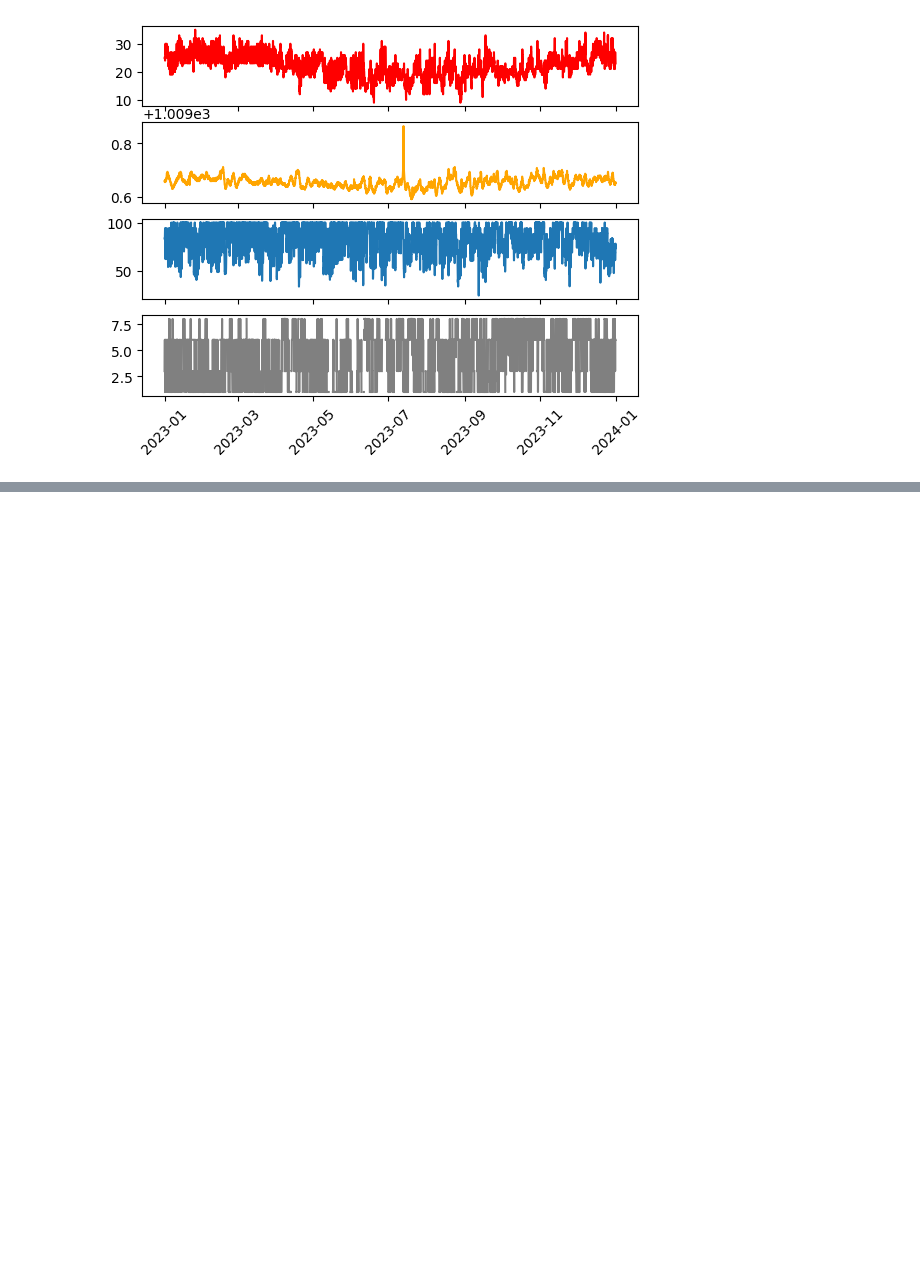
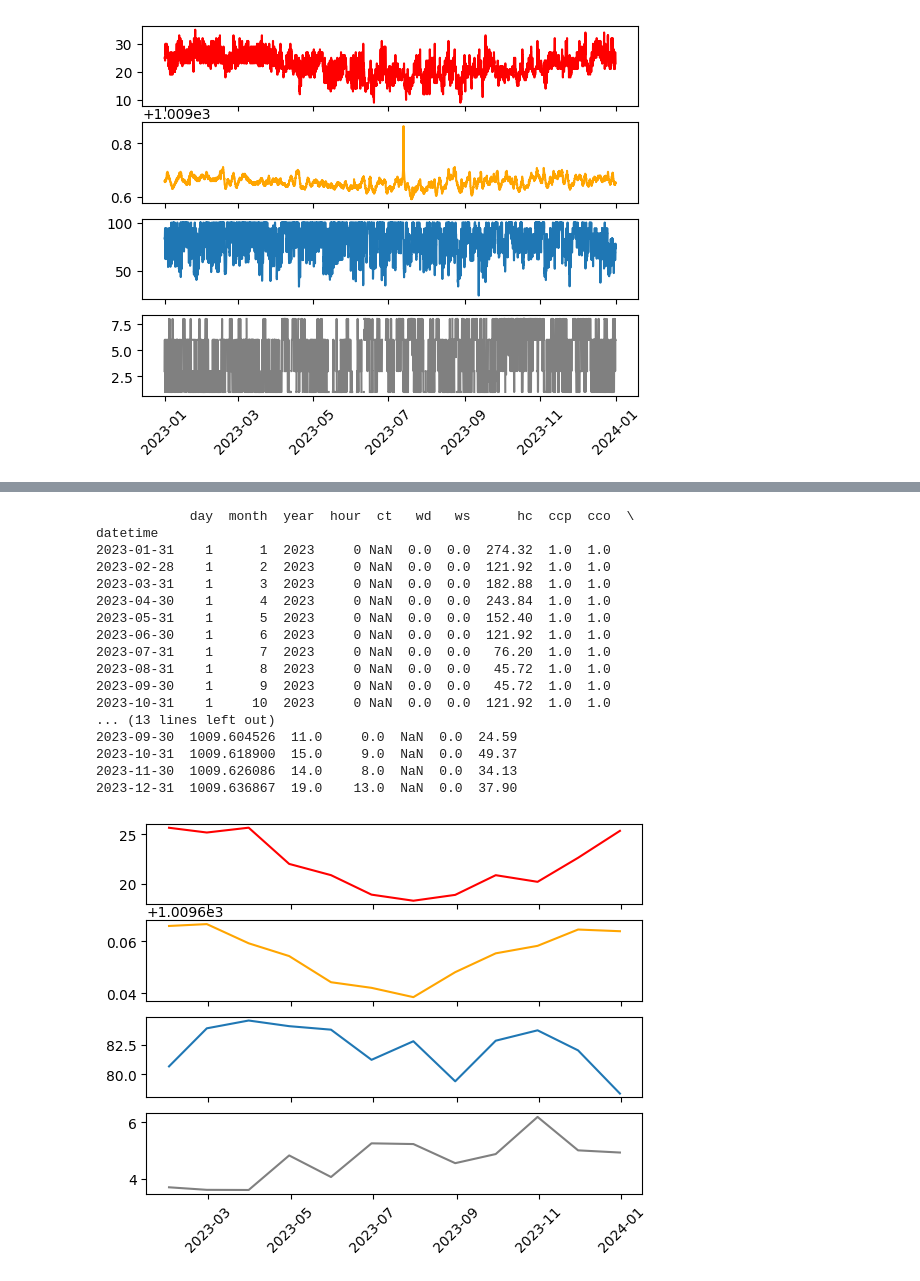
Before and after one commit to brunaboscato/ENS5173_20241, a Jupyter notebook: Atividade02.ipynb, the cells around one changed output, grey strips where cells are left out. Cells and saved outputs as stored; diff of their text form; code cells hidden in the pictures; blank space fills up the shorter version.

```diff
--- a/Atividade02.ipynb
+++ b/Atividade02.ipynb
@@ -148,18 +157,37 @@ TypeError: 'dict' object is not callable
 # %%
 # Estatísticas dos dados
-metSuperficie.set_index('datetime', inplace=True)
+# metSuperficie.set_index('datetime', inplace=True)
 media_mensal = metSuperficie.resample('M').mean()
 min_mensal = metSuperficie.resample('M').min()
 
 # Plotando figura após fazer a média mensal
 fig,ax = plt.subplots(4,sharex=True)
-ax[0].plot(media_mensal['datetime'],media_mensal['temp'],color='red')
-ax[1].plot(media_mensal['datetime'],media_mensal['p'],color='orange')
-ax[2].plot(media_mensal['datetime'],media_mensal['relh'])
-ax[3].plot(media_mensal['datetime'],media_mensal['cco'],color='gray')
+ax[0].plot(media_mensal.index,media_mensal['temp'],color='red')
+ax[1].plot(media_mensal.index,media_mensal['p'],color='orange')
+ax[2].plot(media_mensal.index,media_mensal['relh'])
+ax[3].plot(media_mensal.index,media_mensal['cco'],color='gray')
 ax[3].tick_params(axis='x', rotation=45)
 
-print(media_mensal)
+print(min_mensal)
+# %% [output]
+            day  month  year  hour  ct   wd   ws      hc  ccp  cco  \
+datetime
+2023-01-31    1      1  2023     0 NaN  0.0  0.0  274.32  1.0  1.0
+2023-02-28    1      2  2023     0 NaN  0.0  0.0  121.92  1.0  1.0
+2023-03-31    1      3  2023     0 NaN  0.0  0.0  182.88  1.0  1.0
+2023-04-30    1      4  2023     0 NaN  0.0  0.0  243.84  1.0  1.0
+2023-05-31    1      5  2023     0 NaN  0.0  0.0  152.40  1.0  1.0
+2023-06-30    1      6  2023     0 NaN  0.0  0.0  121.92  1.0  1.0
+2023-07-31    1      7  2023     0 NaN  0.0  0.0   76.20  1.0  1.0
+2023-08-31    1      8  2023     0 NaN  0.0  0.0   45.72  1.0  1.0
+2023-09-30    1      9  2023     0 NaN  0.0  0.0   45.72  1.0  1.0
+2023-10-31    1     10  2023     0 NaN  0.0  0.0  121.92  1.0  1.0
+... (13 lines left out)
+2023-09-30  1009.604526  11.0     0.0  NaN  0.0  24.59
+2023-10-31  1009.618900  15.0     9.0  NaN  0.0  49.37
+2023-11-30  1009.626086  14.0     8.0  NaN  0.0  34.13
+2023-12-31  1009.636867  19.0    13.0  NaN  0.0  37.90
+[figure, added]
 # %%
 # Criando minha rosa dos ventos
 from windrose import WindroseAxes
```
Also changed, not shown: parts of 4 cells of this notebook.
